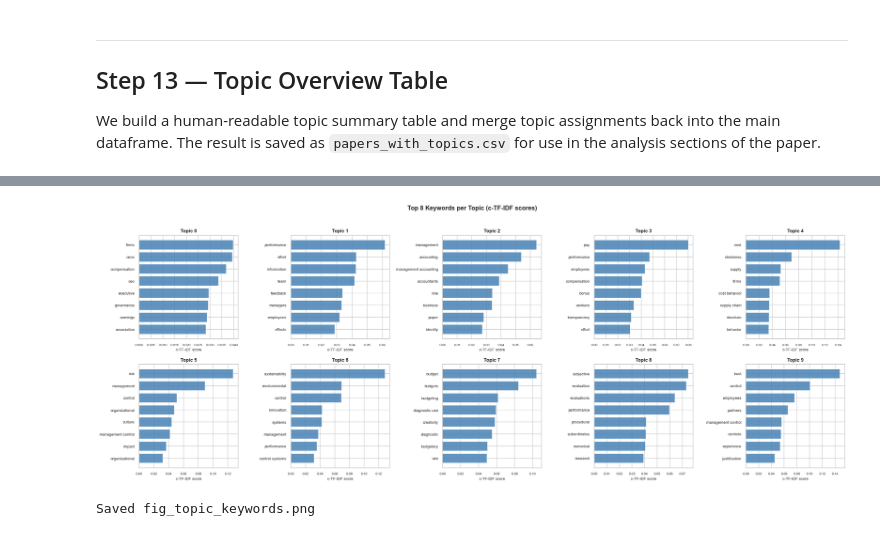
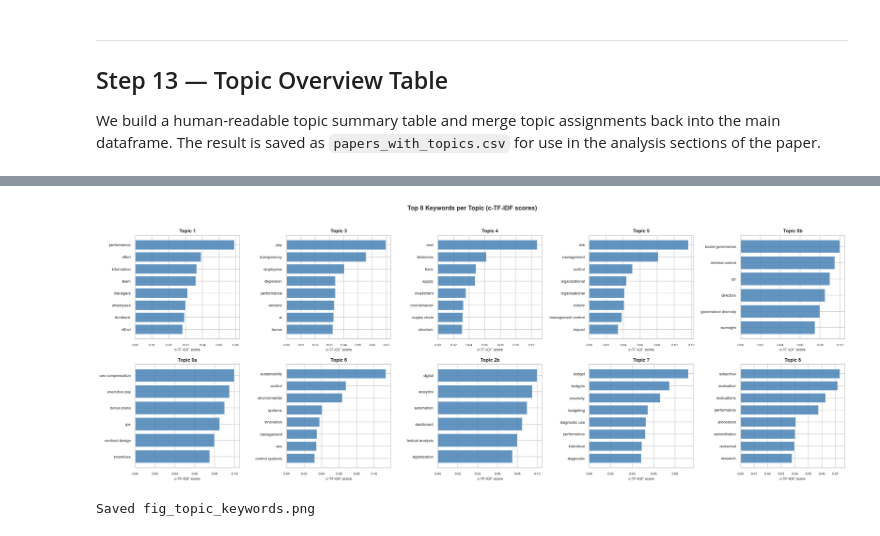
Before and after one commit to soerenssch/AFA, a Jupyter notebook: 02_Topic_modelling.ipynb, the cells around one changed output, grey strips where cells are left out. Cells and saved outputs as stored; diff of their text form; code cells hidden in the pictures.

Commit message:
updated topic_modelling // AI labelling tbd

```diff
--- a/02_Topic_modelling.ipynb
+++ b/02_Topic_modelling.ipynb
@@ -381,0 +1014,24 @@ df_model.loc[~mask_topic2, 'topic_id_revised'] = df_model['topic_id'].astype(str
+# %%
+# ── 13c-iii: Topic size distribution ──────────────────────────────
+MIN_CLUSTER_SIZE = 8  # HDBSCAN parameter used in final model
+
+size_df = (
+    df_model[df_model['topic_id'] != -1]
+    .groupby('topic_id')
+    .size()
+    .reset_index(name='n_papers')
+    .sort_values('n_papers')
+    .reset_index(drop=True)
+)
+size_df['flag'] = size_df['n_papers'].apply(
+    lambda n: '⚠ near boundary' if n <= MIN_CLUSTER_SIZE + 2 else ''
+)
+print(f"Topic size distribution  (min_cluster_size = {MIN_CLUSTER_SIZE})\n")
+display(size_df)
+print(f"\nTopics at or near boundary (n <= {MIN_CLUSTER_SIZE + 2}):")
+flagged = size_df[size_df['flag'] != '']
+if len(flagged):
+    for _, row in flagged.iterrows():
+        print(f"  Topic {row['topic_id']:>4s}  n={row['n_papers']}")
+else:
+    print('  None.')
@@ -422,35 +1111,43 @@ print("Saved fig_topic_barchart.png and .html")
 Saved fig_topic_barchart.png and .html
 # %%
 # ── 14b: Keyword scores for top 10 topics (2×5 grid) ──────────────────────────
-top10_ids = topic_overview.head(10)["Topic"].tolist()
+top10_ids = topic_overview.head(10)["Topic"].tolist()  # rebuilt topic_overview has string IDs
 
 fig_kw, axes_kw = plt.subplots(2, 5, figsize=(22, 8))
 axes_kw = axes_kw.flatten()
 
 for idx, topic_id in enumerate(top10_ids):
-    words_scores = topic_model.get_topic(topic_id)[:8]
+    # Manual topics (0a, 0b, 2a, 2b) have no BERTopic scores; use keyword list
+    if str(topic_id) in _MANUAL_TOPIC_KEYWORDS:
+        kws = _MANUAL_TOPIC_KEYWORDS[str(topic_id)].split(', ')[:8]
+        words_scores = [(w, 0.1 - i*0.005) for i, w in enumerate(kws)]
+    else:
+        try:
+            words_scores = topic_model.get_topic(int(topic_id))[:8]
+        except (ValueError, TypeError):
+            words_scores = []
     if not words_scores:
         continue
     words  = [w for w, _ in words_scores][::-1]
     scores = [s for _, s in words_scores][::-1]
     ax = axes_kw[idx]
     bars_kw = ax.barh(words, scores, color="steelblue", alpha=0.85)
     ax.set_title(f"Topic {topic_id}", fontsize=10, fontweight="bold")
     ax.set_xlabel("c-TF-IDF score", fontsize=8)
     ax.tick_params(axis="y", labelsize=8)
     ax.tick_params(axis="x", labelsize=7)
 
 # Hide any unused subplots
 for j in range(len(top10_ids), len(axes_kw)):
     axes_kw[j].set_visible(False)
 
 fig_kw.suptitle("Top 8 Keywords per Topic (c-TF-IDF scores)", fontsize=13, fontweight="bold", y=1.02)
 plt.tight_layout()
 plt.savefig("fig_topic_keywords.png", bbox_inches="tight")
 plt.show()
 print("Saved fig_topic_keywords.png")
 # %% [output]
-[figure, old version]
+[figure, new version]
 Saved fig_topic_keywords.png
 # %%
 # ── 14c: 2D UMAP document map ──────────────────────────────────────────────────
```
Also changed, not shown: parts of 42 cells of this notebook, 13 other files.
